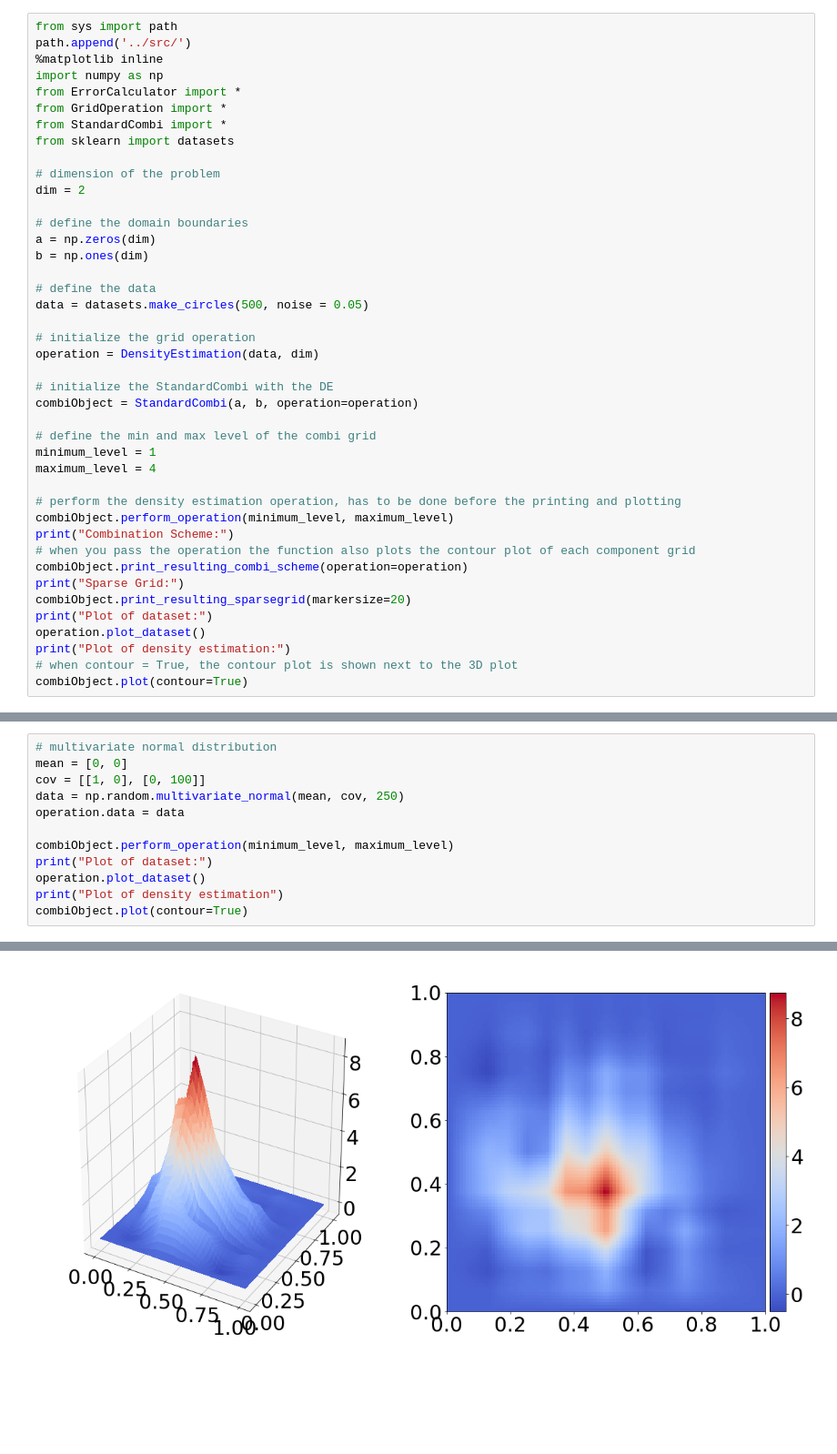
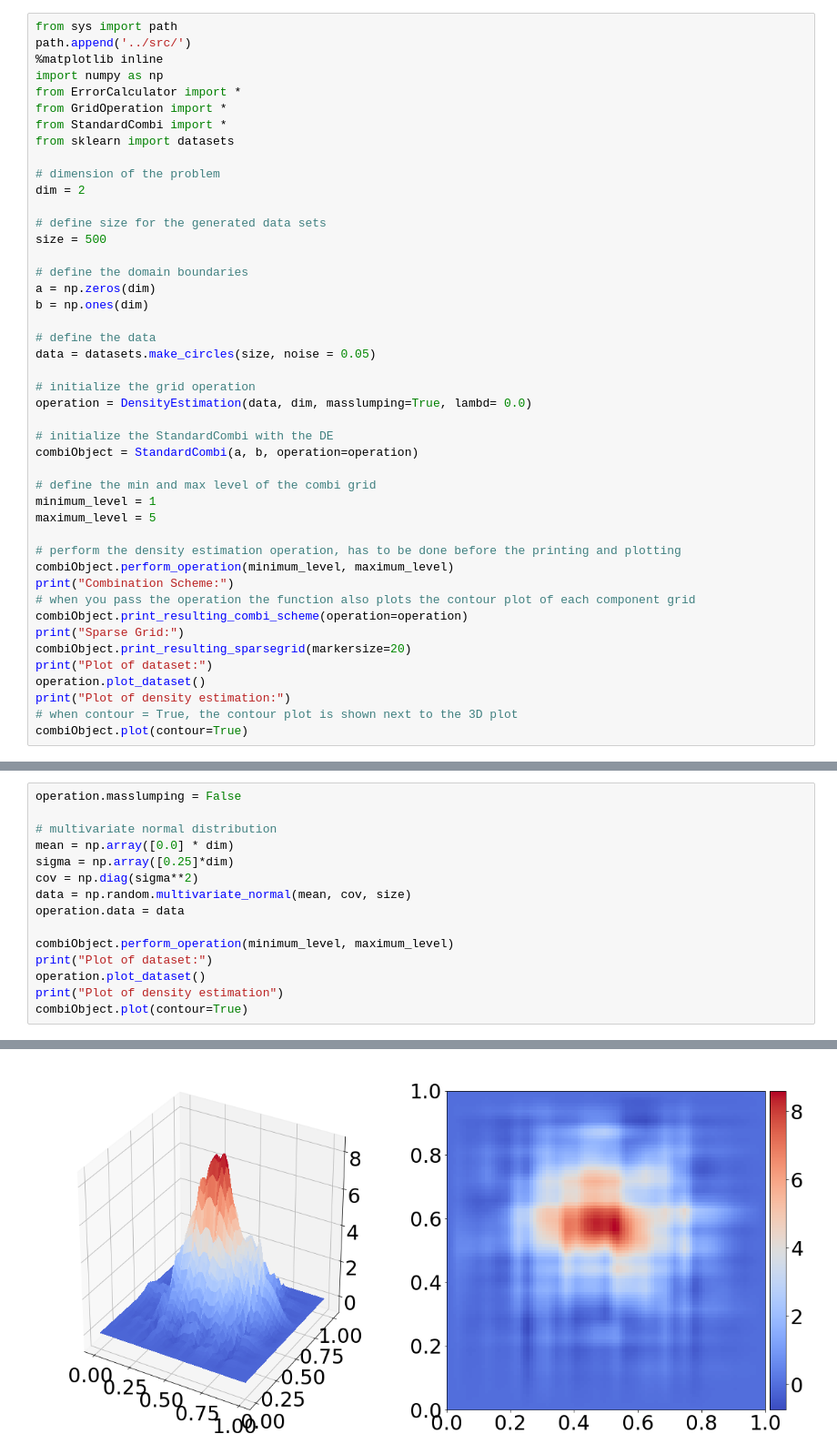
Before and after one commit to obersteiner/sparseSpACE, a Jupyter notebook: SGDE/Example.ipynb, the cells around one changed output, grey strips where cells are left out. Shown at 91% size. Saved outputs shown, nothing was run; the diff lists cells and outputs as text; blank space fills up the shorter version.

```diff
--- a/SGDE/Example.ipynb
+++ b/SGDE/Example.ipynb
@@ -13,22 +13,25 @@ from sklearn import datasets
 # dimension of the problem
 dim = 2
 
+# define size for the generated data sets
+size = 500
+
 # define the domain boundaries
 a = np.zeros(dim)
 b = np.ones(dim)
 
 # define the data
-data = datasets.make_circles(500, noise = 0.05)
+data = datasets.make_circles(size, noise = 0.05)
 
 # initialize the grid operation
-operation = DensityEstimation(data, dim)
+operation = DensityEstimation(data, dim, masslumping=True, lambd= 0.0)
 
 # initialize the StandardCombi with the DE
 combiObject = StandardCombi(a, b, operation=operation)
 
 # define the min and max level of the combi grid
 minimum_level = 1
-maximum_level = 4
+maximum_level = 5
 
 # perform the density estimation operation, has to be done before the printing and plotting
 combiObject.perform_operation(minimum_level, maximum_level)
@@ -69,8 +72,11 @@ Example with numpy random sampling:
 # %%
+operation.masslumping = False
+
 # multivariate normal distribution
-mean = [0, 0]
-cov = [[1, 0], [0, 100]]
-data = np.random.multivariate_normal(mean, cov, 250)
+mean = np.array([0.0] * dim)
+sigma = np.array([0.25]*dim)
+cov = np.diag(sigma**2)
+data = np.random.multivariate_normal(mean, cov, size)
 operation.data = data
 
 combiObject.perform_operation(minimum_level, maximum_level)
@@ -100,2 +106,2 @@ Plot of density estimation
-[figure, old version]
+[figure, new version]
 # %% [markdown]
```
Also changed, not shown: parts of 6 cells of this notebook, 7 other files.
